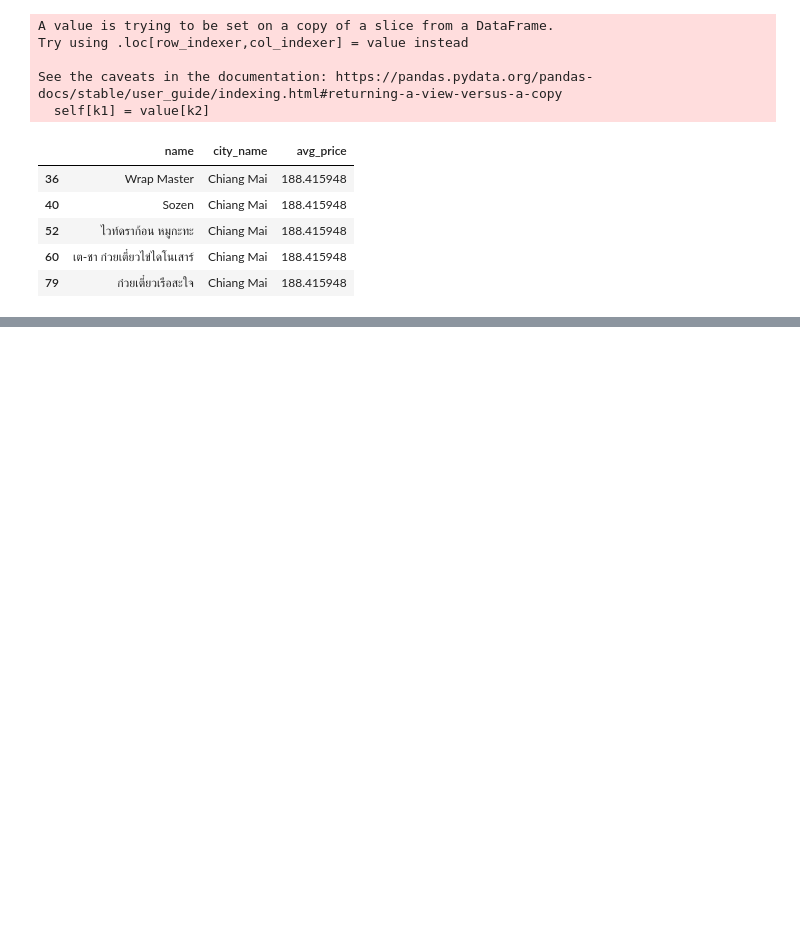
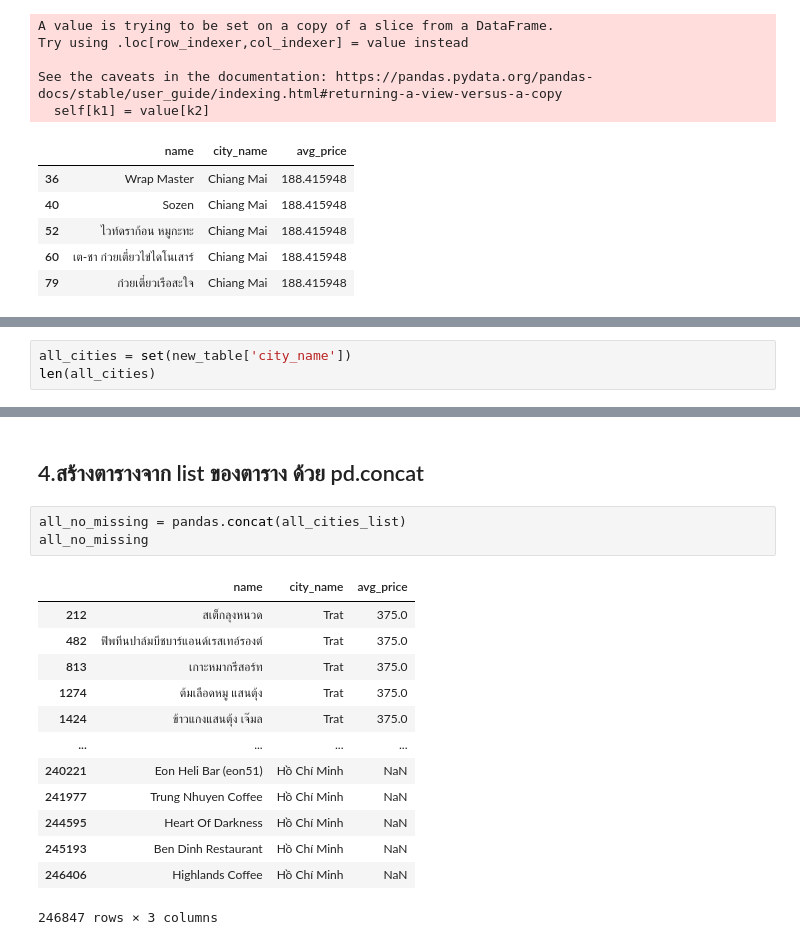
Before and after one commit to MeenTers/KKU_data_mining, a Jupyter notebook: Pandas_101.ipynb, the cells around one changed output, grey strips where cells are left out. Drawn from its saved outputs; the diff is of its cells as text; blank space fills up the shorter version.

```diff
--- a/Pandas_101.ipynb
+++ b/Pandas_101.ipynb
@@ -426,0 +442,3 @@ See the caveats in the documentation: https://pandas.pydata.org/pandas-docs/stab
+# %%
+all_cities = set(new_table['city_name'])
+len(all_cities)
@@ -426,0 +467,19 @@ See the caveats in the documentation: https://pandas.pydata.org/pandas-docs/stab
+# %% [markdown]
+## 4.สร้างตารางจาก list ของตาราง ด้วย pd.concat
+# %%
+all_no_missing = pandas.concat(all_cities_list)
+all_no_missing
+# %% [output]
+|  | name | city_name | avg_price |
+| 212 | สเต็กลุงหนวด | Trat | 375.0 |
+| 482 | ฟิพทีนปาล์มบีชบาร์แอนด์เรสเทอ์รองต์ | Trat | 375.0 |
+| 813 | เกาะหมากรีสอร์ท | Trat | 375.0 |
+| 1274 | ต้มเลือดหมู แสนตุ้ง | Trat | 375.0 |
+| 1424 | ข้าวแกงแสนตุ้ง เจ๊มล | Trat | 375.0 |
+| ... | ... | ... | ... |
+| 240221 | Eon Heli Bar (eon51) | Hồ Chí Minh | NaN |
+| 241977 | Trung Nhuyen Coffee | Hồ Chí Minh | NaN |
+| 244595 | Heart Of Darkness | Hồ Chí Minh | NaN |
+| 245193 | Ben Dinh Restaurant | Hồ Chí Minh | NaN |
+| 246406 | Highlands Coffee | Hồ Chí Minh | NaN |
+246847 rows × 3 columns
```
Also changed, not shown: parts of 18 cells of this notebook.
